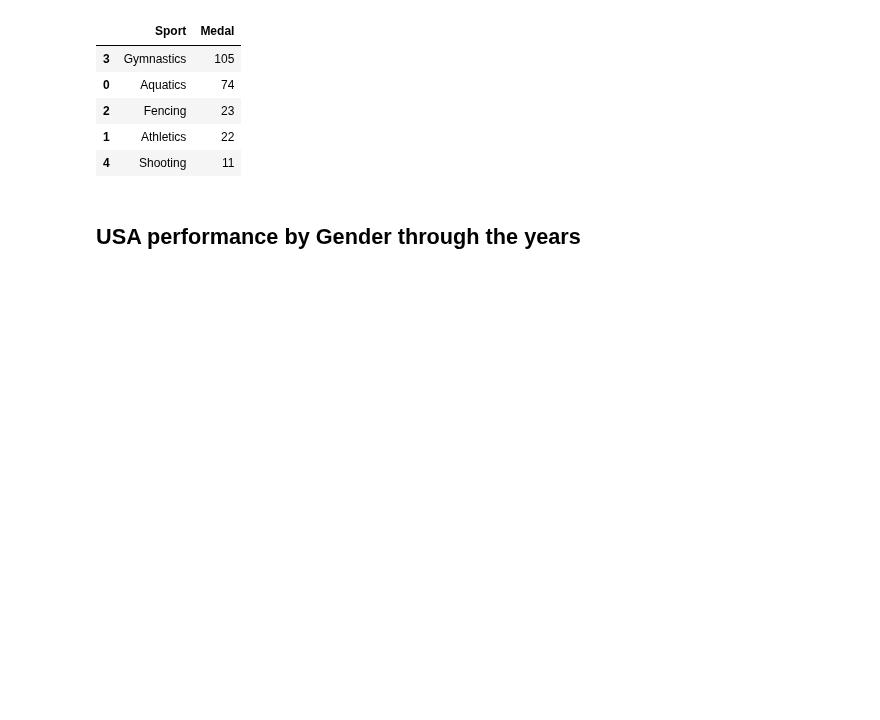
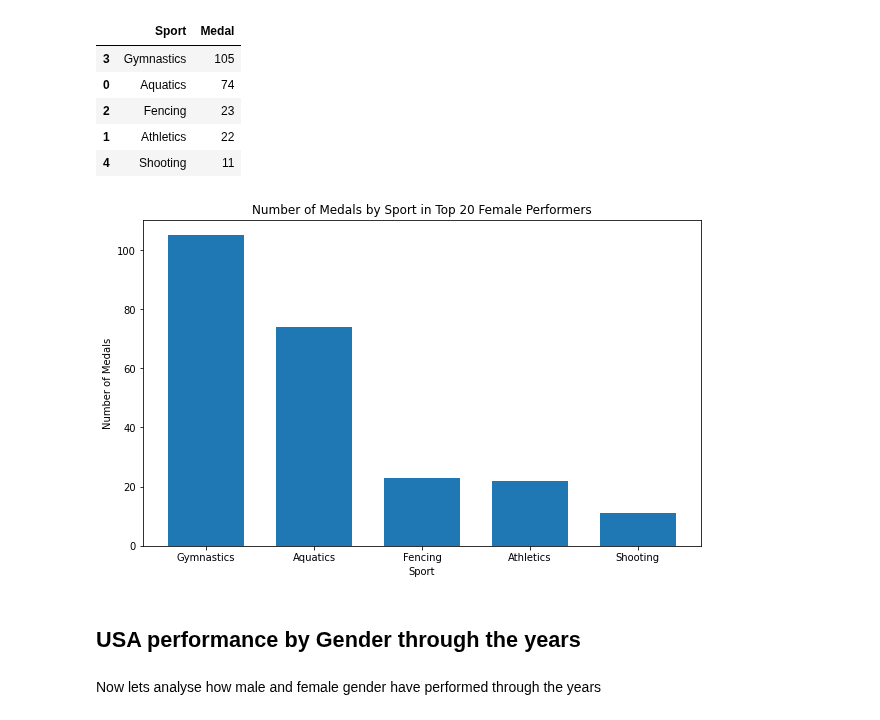
Before and after one commit to FelipeBuongermino/olympic-sports-medals, a Jupyter notebook: Olympic-analysis.ipynb, the cells around one changed output. Saved outputs shown, nothing was run; the diff lists cells and outputs as text; code cells hidden in the pictures; blank space fills up the shorter version.

```diff
--- a/Olympic-analysis.ipynb
+++ b/Olympic-analysis.ipynb
@@ -209,6 +230,17 @@ df_athletes_spm20
 | 2 | Fencing | 23 |
 | 1 | Athletics | 22 |
 | 4 | Shooting | 11 |
+# %%
+plt.figure(figsize = (10,6))
+plt.bar(df_athletes_spm20['Sport'],sorted(df_athletes_spm20['Medal'], reverse=True),width=0.7)
+plt.xlabel('Sport')
+plt.ylabel('Number of Medals')
+plt.title('Number of Medals by Sport in Top 20 Female Performers')
+plt.show()
+# %% [output]
+[figure, added]
 # %% [markdown]
 ## USA performance by Gender through the years
+# %% [markdown]
+Now lets analyse how male and female gender have performed through the years
 # %%
```
Also changed, not shown: parts of 30 cells of this notebook.
